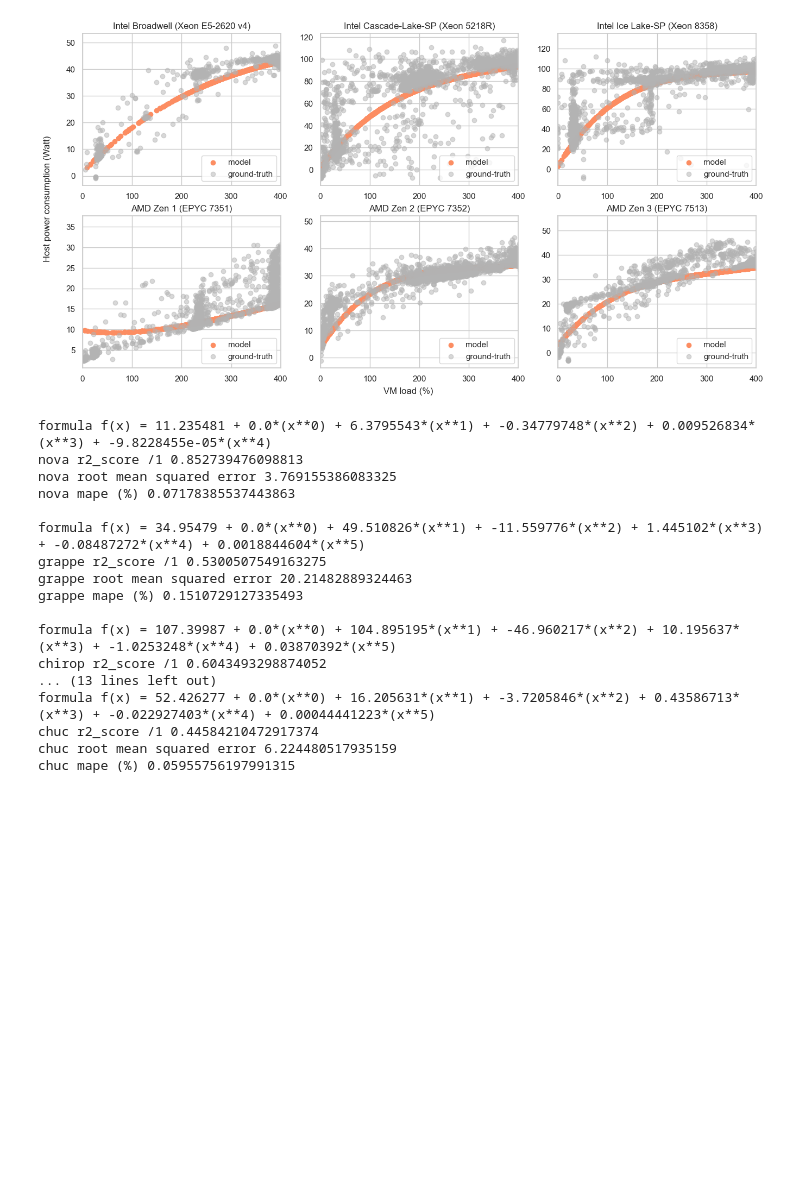
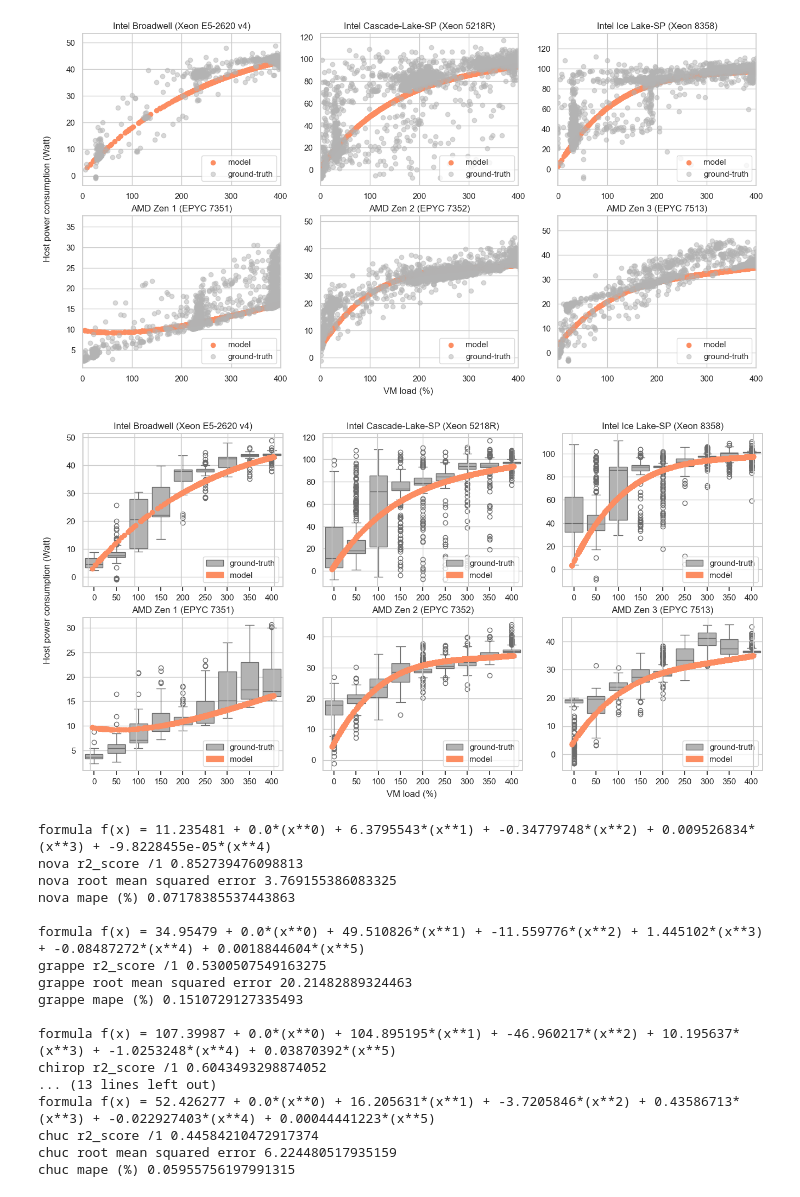
Before and after one commit to jacquetpi/cinergy-models, a Jupyter notebook: notebooks/paper-figures.ipynb, the cells around one changed output. Drawn from its saved outputs; the diff is of its cells as text; code cells hidden in the pictures; blank space fills up the shorter version.

```diff
--- a/notebooks/paper-figures.ipynb
+++ b/notebooks/paper-figures.ipynb
@@ -342,6 +246,64 @@ plt.gcf().savefig('figures/power-model-vm.pdf', bbox_inches='tight')
 plt.show()
 # %% [output]
 [figure]
+# %%
+fig, axes = plt.subplots(2,int(len(data_source)/2), figsize=(16, 8))
+index = 0
+
+core_host_ref = {'nova':32, 'grappe': 80, 'servan':96, 'chuc':64, 'chirop':128, 'grue':64}
+labels_figure = {'nova':'Intel Broadwell (Xeon E5-2620 v4)', 'grappe': 'Intel Cascade-Lake-SP (Xeon 5218R)', 'chirop': 'Intel Ice Lake-SP (Xeon 8358)',
+                 'grue':'AMD Zen 1 (EPYC 7351)', 'servan':'AMD Zen 2 (EPYC 7352)', 'chuc':'AMD Zen 3 (EPYC 7513)'}
+sns.set_theme(style="whitegrid", palette="husl")
+for name, data in data_source.items():
+    (training_dict, dataset_gt, dataset_cl) = data
+    vm_size = 4
+    core_host = core_host_ref[name]
+    exclude_beyond = (vm_size * 100) / core_host * 3
+    model_dict = compute_models(training_dict=training_dict, exclude_beyond=exclude_beyond, verbose=False, display=False)
+
+    # Groundtruth
+    remove_static = estimate(model_dict, 0) * (1 - (vm_size/core_host))
+    core_host = core_host_ref[name]
+    groundtruth = dataset_gt.dropna()
+    groundtruth = groundtruth.assign(host_percent_vm = groundtruth.vm / core_host)
+    groundtruth = groundtruth.loc[groundtruth['vm'] <= 400]
+    groundtruth['package-global-watt-norm'] = groundtruth['package-global-watt'] - remove_static
+    groundtruth['vm-norm'] = groundtruth['vm'].apply(lambda x : (50*round(x/50)) )
+
+    # Prediction on cloudlike dataset
+    cloudlike = dataset_cl.dropna()
+    cloudlike = cloudlike.assign(host_percent_vm = cloudlike.vm / core_host)
+    cloudlike = cloudlike.loc[cloudlike['vm'] <= 400]
+    cloudlike['prediction'] = cloudlike.apply(lambda row : estimate(model_dict, row, core_host), axis=1)
+    cloudlike['prediction-norm'] = cloudlike['prediction'] - remove_static
+    cloudlike['vm-norm'] = cloudlike['vm'].apply(lambda x : (50*round(x/50)) )
+
+    colors = sns.color_palette("Set2", 8)
+    sns.boxplot(data=groundtruth, x="vm-norm", y="package-global-watt-norm", ax=axes.flat[index], color=colors[-1], label='ground-truth')
+    axes.flat[index].set(ylabel="", xlabel="")
+    axes.flat[index].title.set_text(labels_figure[name])
+
+    twin = axes.flat[index].twiny()
+    twin.tick_params(top=False, labeltop=False, left=False, labelleft=False, right=False, labelright=False, bottom=False, labelbottom=False)
+    twin.scatter(cloudlike['vm'], cloudlike['prediction-norm'], color=colors[1], label='model')
+
+    import matplotlib
+    #labels = [l.get_label() for l in lns]
+    lines, labels   = axes.flat[index].get_legend_handles_labels()
+    lines2, labels2 = twin.get_legend_handles_labels()
+    custom_form = matplotlib.patches.PathPatch(lines[0])
+    custom_form.set_edgecolor(lines2[0].get_edgecolor())
+    custom_form.set_facecolor(lines2[0].get_facecolor())
+    axes.flat[index].legend(lines + [custom_form], labels + labels2, loc="lower right")
+
+    index+=1
+
+fig.text(0.08, 0.5, 'Host power consumption (Watt)', va='center', rotation='vertical')
+fig.text(0.5, 0.05, 'VM load (%)', ha='center')
+plt.gcf().savefig('figures/power-model-vm.pdf', bbox_inches='tight')
+plt.show()
+# %% [output]
+[figure, added]
 # %%
 core_host_ref = {'nova':32, 'grappe': 80, 'servan':96, 'chuc':64, 'chirop':128, 'grue':64}
 fig, axes = plt.subplots(2,int(len(data_source)/2), figsize=(16, 8))
```
Also changed, not shown: parts of 9 cells of this notebook, 1 other file.
